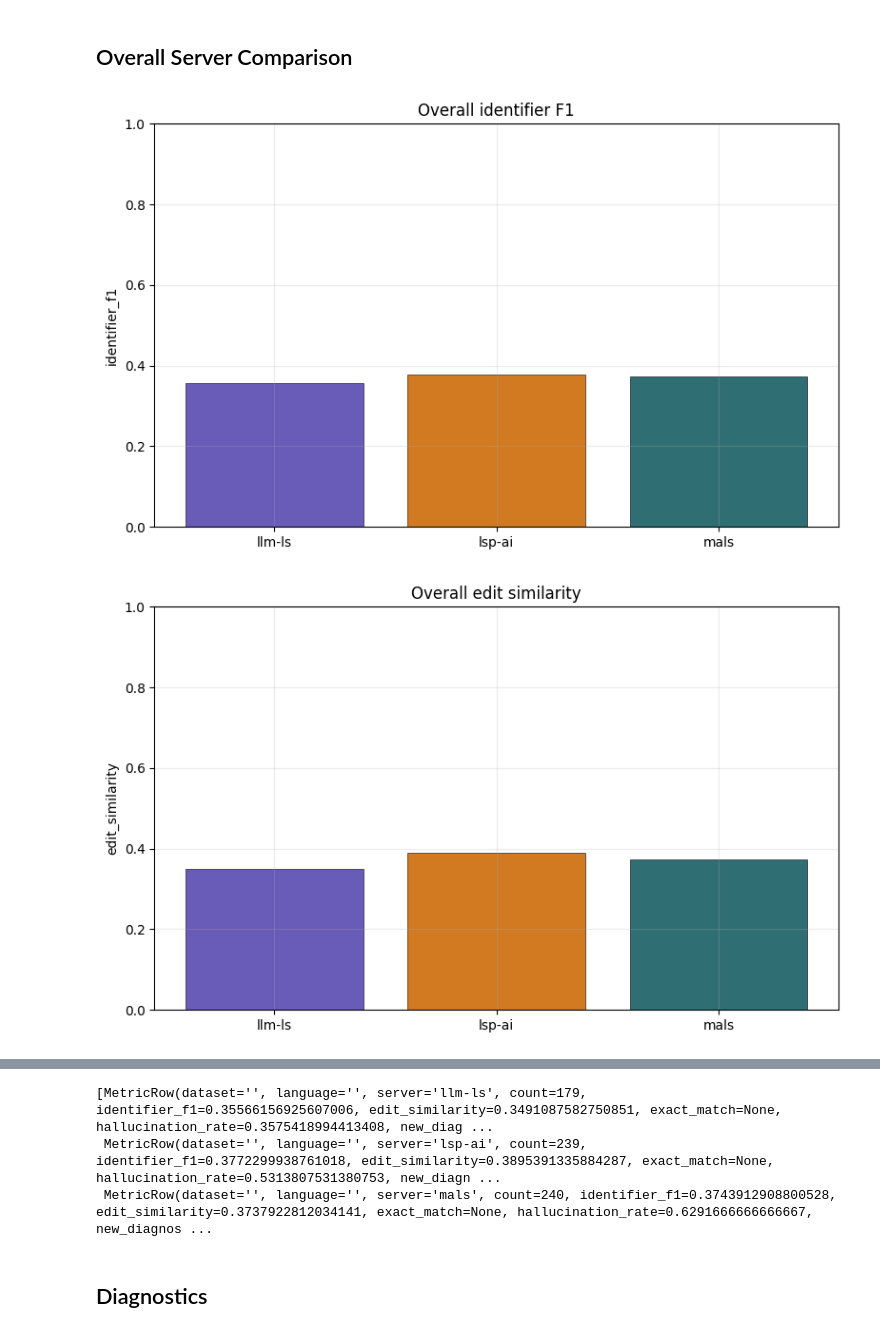
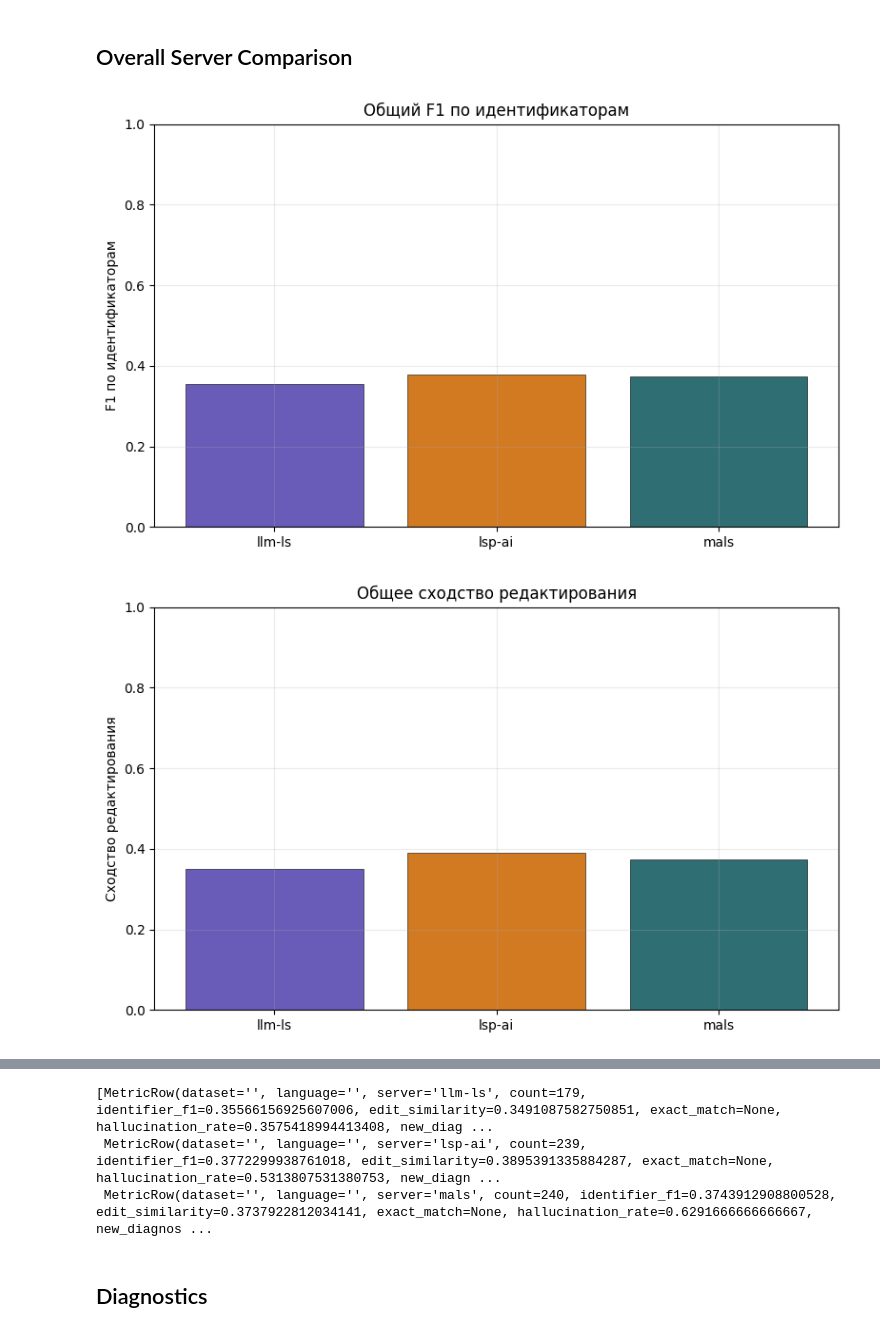
Before and after one commit to klephron/mals-test, a Jupyter notebook: scripts/plot.ipynb, the cells around one changed output, grey strips where cells are left out. Cells and saved outputs as stored; diff of their text form; code cells hidden in the pictures.

```diff
--- a/scripts/plot.ipynb
+++ b/scripts/plot.ipynb
@@ -189,7 +239,7 @@ def plot_grouped_bars(rows: list[MetricRow], metric: str, title: str, x_field: s
     values = {(getattr(row, x_field), row.server): getattr(row, metric) for row in rows}
 
     if not labels:
-        print(f"No data for {metric}")
+        print(text('no_data', metric=metric_label(metric)))
         return
 
     width = 0.8 / max(len(servers), 1)
@@ -203,12 +253,8 @@ def plot_grouped_bars(rows: list[MetricRow], metric: str, title: str, x_field: s
         color = SERVER_COLORS.get(server)
         ax.bar(xpos, y, width, label=server, color=color, edgecolor='black', linewidth=0.4)
 
-        zero_x = [pos for pos, value in zip(xpos, y) if value == 0]
-        if zero_x:
-            ax.scatter(zero_x, [0] * len(zero_x), marker='_', s=180, color=color, linewidths=2.5, zorder=3)
-
     ax.set_title(title)
-    ax.set_ylabel(metric)
+    ax.set_ylabel(metric_label(metric))
     ax.set_xticks(x)
     ax.set_xticklabels(labels, rotation=35, ha="right")
     if all((getattr(row, metric) is None or 0 <= getattr(row, metric) <= 1) for row in rows):
@@ -226,7 +272,7 @@ def add_label(rows: list[MetricRow], *fields: str) -> list[MetricRow]:
 def plot_server_bars(rows: list[MetricRow], metric: str, title: str):
     rows = [row for row in rows if getattr(row, metric) is not None]
     if not rows:
-        print(f"No data for {metric}")
+        print(text('no_data', metric=metric_label(metric)))
         return
 
     rows = sorted(rows, key=lambda row: row.server)
@@ -237,12 +283,8 @@ def plot_server_bars(rows: list[MetricRow], metric: str, title: str):
     fig, ax = plt.subplots(figsize=(8, 5))
     bars = ax.bar(labels, values, color=colors, edgecolor='black', linewidth=0.4)
 
-    zero_x = [bar.get_x() + bar.get_width() / 2 for bar, value in zip(bars, values) if value == 0]
-    if zero_x:
-        ax.scatter(zero_x, [0] * len(zero_x), marker='_', s=180, color='black', linewidths=2.5, zorder=3)
-
     ax.set_title(title)
-    ax.set_ylabel(metric)
+    ax.set_ylabel(metric_label(metric))
     if all(0 <= value <= 1 for value in values):
         ax.set_ylim(0, 1)
     fig.tight_layout()
@@ -284,10 +326,10 @@ dataset_rows
 ## Overall Server Comparison
 # %%
 overall_rows = aggregate(metric_rows, ['server'], ['identifier_f1', 'edit_similarity', 'hallucination_rate'])
-plot_server_bars(overall_rows, 'identifier_f1', 'Overall identifier F1')
-plot_server_bars(overall_rows, 'edit_similarity', 'Overall edit similarity')
-plot_server_bars(overall_rows, 'hallucination_rate', 'Overall hallucination rate')
+plot_server_bars(overall_rows, 'identifier_f1', text('overall_identifier_f1'))
+plot_server_bars(overall_rows, 'edit_similarity', text('overall_edit_similarity'))
+plot_server_bars(overall_rows, 'hallucination_rate', text('overall_hallucination_rate'))
 overall_rows
 # %% [output]
-[figure, old version]
+[figure, new version]
-[figure, old version]
+[figure, new version]
```
Also changed, not shown: parts of 5 cells of this notebook.
